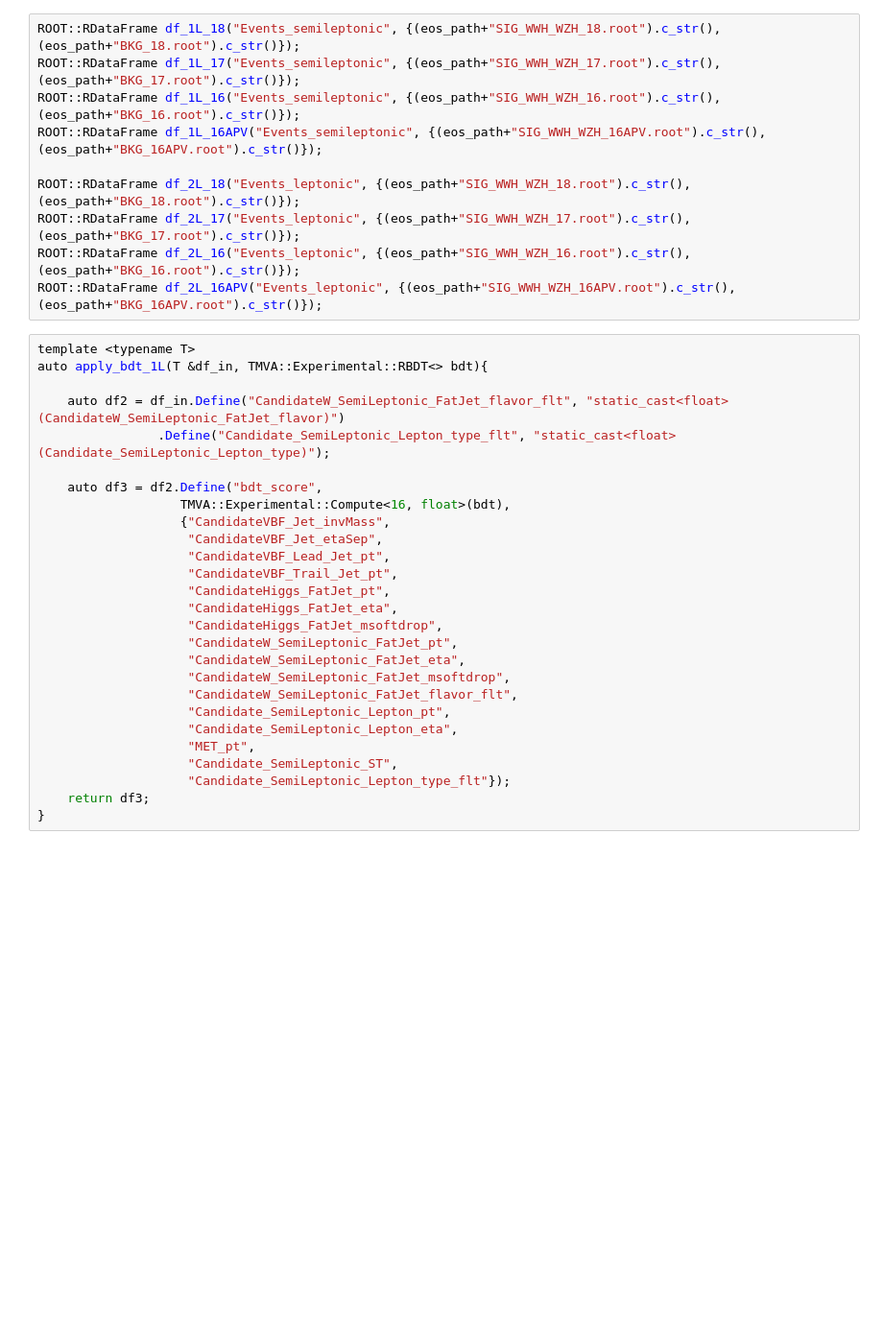
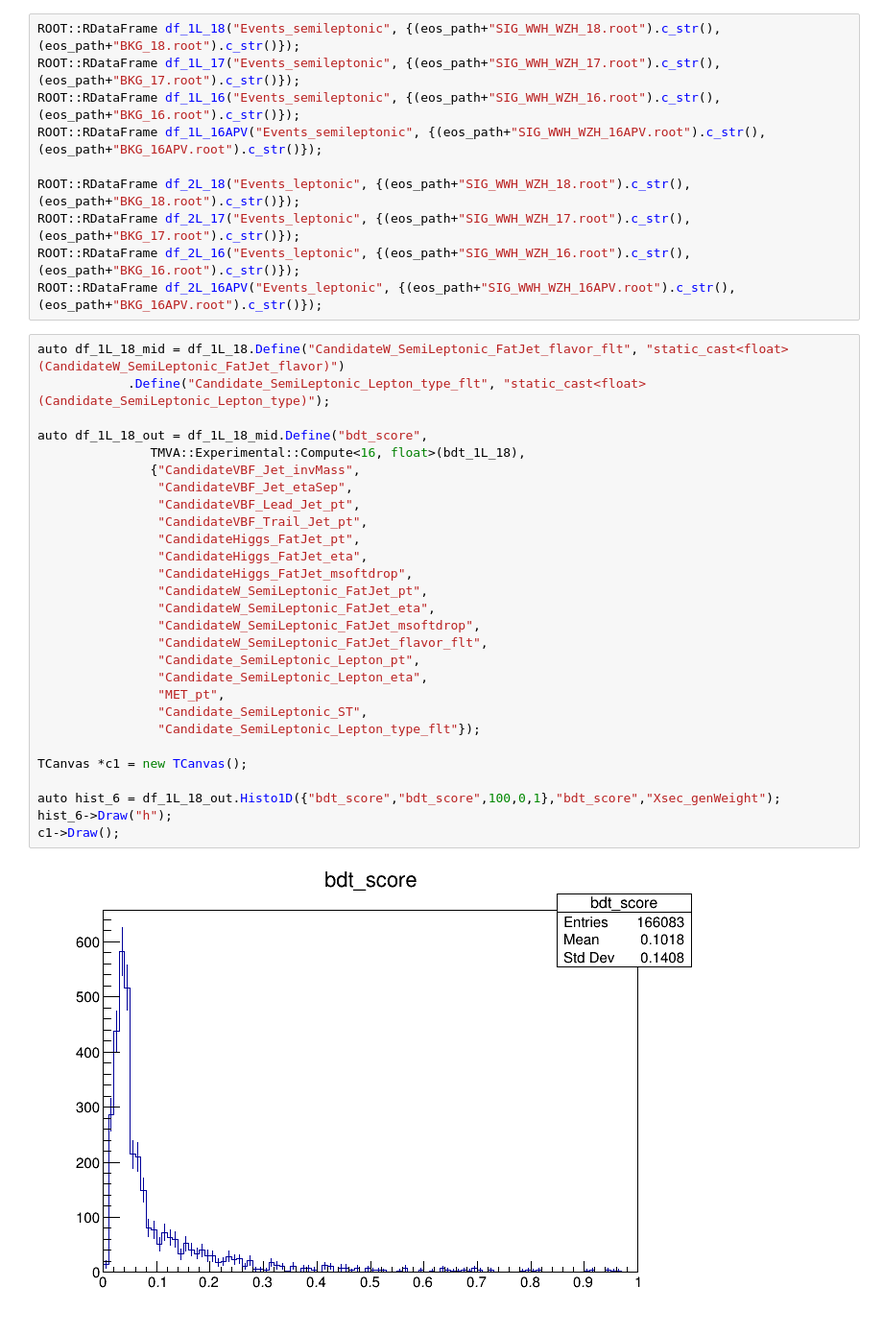
Before and after one commit to lzygala/HVV, a Jupyter notebook: Bdt/Apply_BDT_C++.ipynb, the cells around one changed output. Shown: that part at 96% size. Drawn from its saved outputs; the diff is of its cells as text; blank space fills up the shorter version.

```diff
--- a/Bdt/Apply_BDT_C++.ipynb
+++ b/Bdt/Apply_BDT_C++.ipynb
@@ -73,29 +66,32 @@ ROOT::RDataFrame df_2L_17("Events_leptonic", {(eos_path+"SIG_WWH_WZH_17.root").c
 ROOT::RDataFrame df_2L_16("Events_leptonic", {(eos_path+"SIG_WWH_WZH_16.root").c_str(), (eos_path+"BKG_16.root").c_str()});
 ROOT::RDataFrame df_2L_16APV("Events_leptonic", {(eos_path+"SIG_WWH_WZH_16APV.root").c_str(), (eos_path+"BKG_16APV.root").c_str()});
 # %%
-template <typename T>
-auto apply_bdt_1L(T &df_in, TMVA::Experimental::RBDT<> bdt){
+auto df_1L_18_mid = df_1L_18.Define("CandidateW_SemiLeptonic_FatJet_flavor_flt", "static_cast<float>(CandidateW_SemiLeptonic_FatJet_flavor)")
+            .Define("Candidate_SemiLeptonic_Lepton_type_flt", "static_cast<float>(Candidate_SemiLeptonic_Lepton_type)");
 
-    auto df2 = df_in.Define("CandidateW_SemiLeptonic_FatJet_flavor_flt", "static_cast<float>(CandidateW_SemiLeptonic_FatJet_flavor)")
-                .Define("Candidate_SemiLeptonic_Lepton_type_flt", "static_cast<float>(Candidate_SemiLeptonic_Lepton_type)");
+auto df_1L_18_out = df_1L_18_mid.Define("bdt_score",
+               TMVA::Experimental::Compute<16, float>(bdt_1L_18),
+               {"CandidateVBF_Jet_invMass",
+                "CandidateVBF_Jet_etaSep",
+                "CandidateVBF_Lead_Jet_pt",
+                "CandidateVBF_Trail_Jet_pt",
+                "CandidateHiggs_FatJet_pt",
+                "CandidateHiggs_FatJet_eta",
+                "CandidateHiggs_FatJet_msoftdrop",
+                "CandidateW_SemiLeptonic_FatJet_pt",
+                "CandidateW_SemiLeptonic_FatJet_eta",
+                "CandidateW_SemiLeptonic_FatJet_msoftdrop",
+                "CandidateW_SemiLeptonic_FatJet_flavor_flt",
+                "Candidate_SemiLeptonic_Lepton_pt",
+                "Candidate_SemiLeptonic_Lepton_eta",
+                "MET_pt",
+                "Candidate_SemiLeptonic_ST",
+                "Candidate_SemiLeptonic_Lepton_type_flt"});
 
-    auto df3 = df2.Define("bdt_score",
-                   TMVA::Experimental::Compute<16, float>(bdt),
-                   {"CandidateVBF_Jet_invMass",
-                    "CandidateVBF_Jet_etaSep",
-                    "CandidateVBF_Lead_Jet_pt",
-                    "CandidateVBF_Trail_Jet_pt",
-                    "CandidateHiggs_FatJet_pt",
-                    "CandidateHiggs_FatJet_eta",
-                    "CandidateHiggs_FatJet_msoftdrop",
-                    "CandidateW_SemiLeptonic_FatJet_pt",
-                    "CandidateW_SemiLeptonic_FatJet_eta",
-                    "CandidateW_SemiLeptonic_FatJet_msoftdrop",
-                    "CandidateW_SemiLeptonic_FatJet_flavor_flt",
-                    "Candidate_SemiLeptonic_Lepton_pt",
-                    "Candidate_SemiLeptonic_Lepton_eta",
-                    "MET_pt",
-                    "Candidate_SemiLeptonic_ST",
-                    "Candidate_SemiLeptonic_Lepton_type_flt"});
-    return df3;
-}
+TCanvas *c1 = new TCanvas();
+
+auto hist_6 = df_1L_18_out.Histo1D({"bdt_score","bdt_score",100,0,1},"bdt_score","Xsec_genWeight");
+hist_6->Draw("h");
+c1->Draw();
+# %% [output]
+[figure, added]
```
Also changed, not shown: parts of 17 cells of this notebook.
